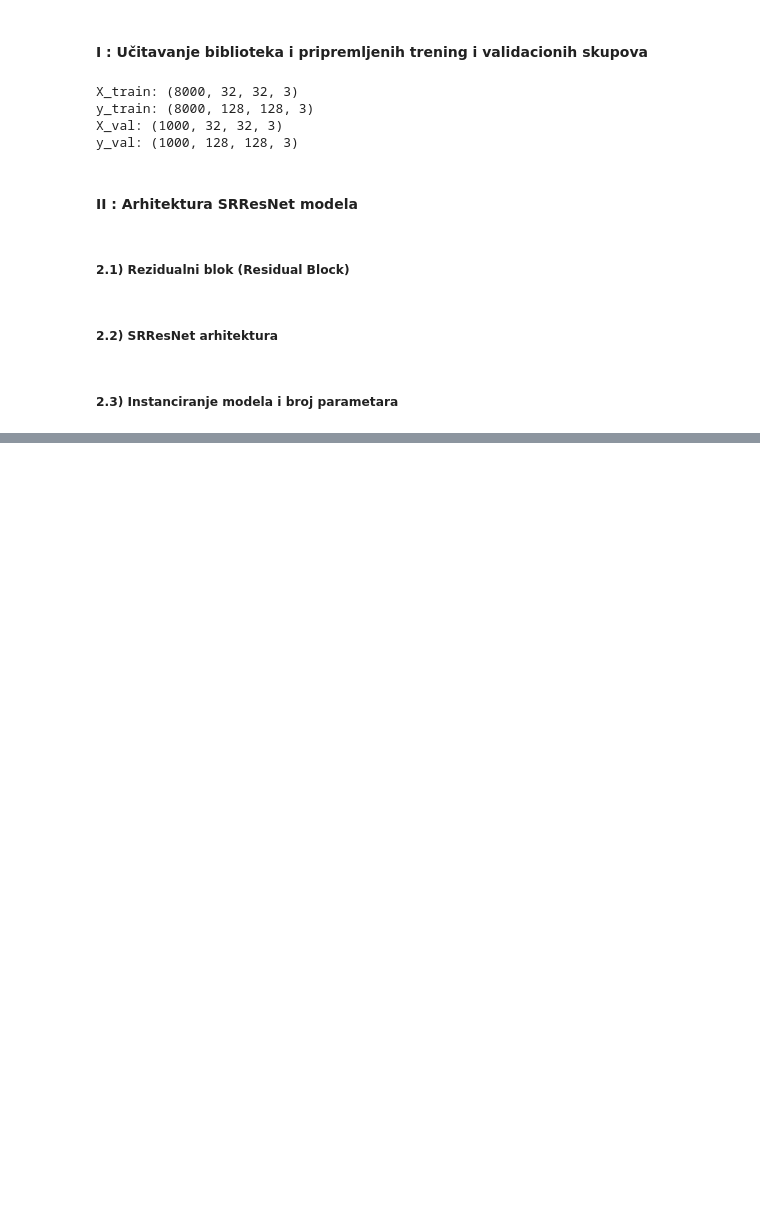
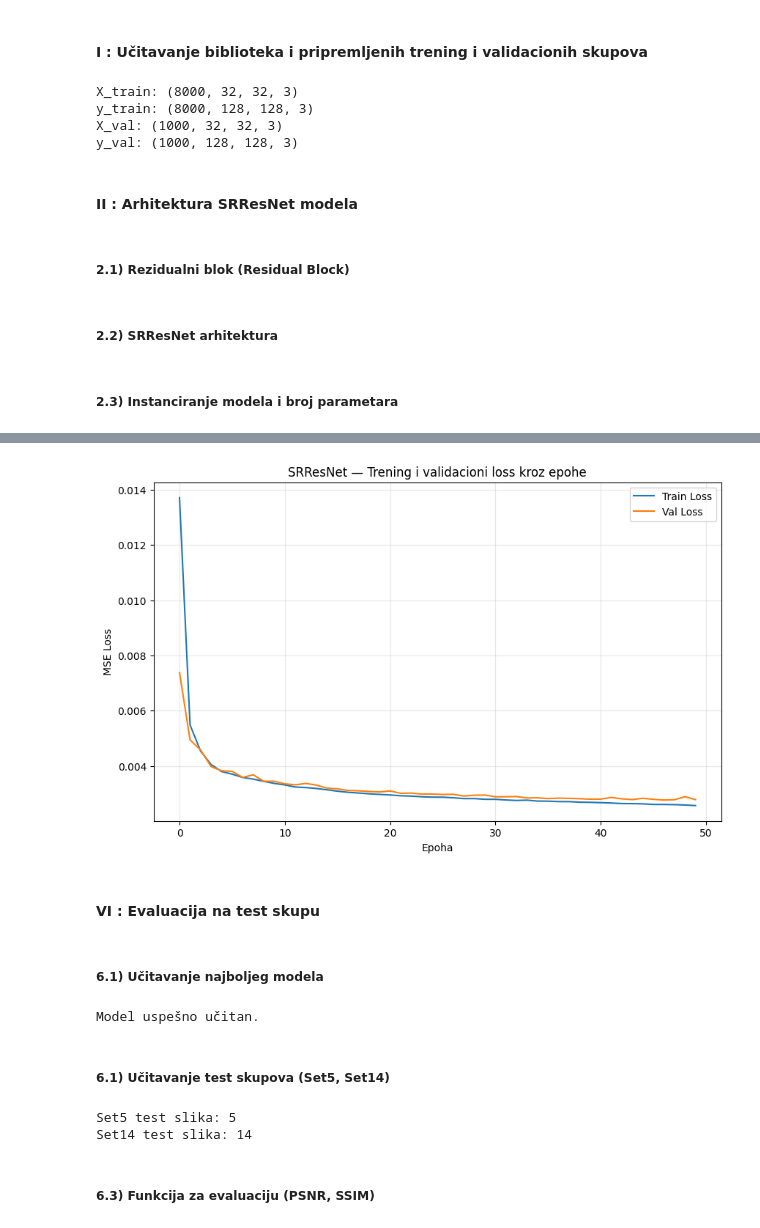
Before and after one commit to NatalijaLazic/Rekonstrukcija-i-super-rezolucija-istorijskih-slika, a Jupyter notebook: notebooks/04_SRResNet.ipynb, the cells around one changed output, grey strips where cells are left out. Drawn from its saved outputs; the diff is of its cells as text; code cells hidden in the pictures; blank space fills up the shorter version.

```diff
--- a/notebooks/04_SRResNet.ipynb
+++ b/notebooks/04_SRResNet.ipynb
@@ -63,0 +122,6 @@ class ResidualBlock(nn.Module):
+# %%
+criterion = nn.MSELoss()
+optimizer = optim.Adam(model.parameters(), lr=1e-4)
+
+NUM_EPOCHS = 50
+BATCH_SIZE = 16
@@ -63,0 +130,29 @@ class ResidualBlock(nn.Module):
+# %%
+class SRDataset(Dataset):
+    def __init__(self, X, y):
+        self.X = X
+        self.y = y
+
+    def __len__(self):
+        return len(self.X)
+
+    def __getitem__(self, idx):
+        lr = torch.from_numpy(self.X[idx]).permute(2, 0, 1).float()
+        hr = torch.from_numpy(self.y[idx]).permute(2, 0, 1).float()
+
+        if lr.max() > 1.0:
+            lr = lr / 255.0
+        if hr.max() > 1.0:
+            hr = hr / 255.0
+
+        return lr, hr
+
+
+train_dataset = SRDataset(X_train, y_train)
+val_dataset = SRDataset(X_val, y_val)
+
+train_loader = DataLoader(train_dataset, batch_size=BATCH_SIZE, shuffle=True)
+val_loader = DataLoader(val_dataset, batch_size=BATCH_SIZE, shuffle=False)
+
+print("Broj trening batch-eva:", len(train_loader))
+print("Broj validacionih batch-eva:", len(val_loader))
@@ -63,0 +230,44 @@ class ResidualBlock(nn.Module):
+# %%
+plt.figure(figsize=(10, 6))
+plt.plot(train_losses, label="Train Loss")
+plt.plot(val_losses, label="Val Loss")
+plt.xlabel("Epoha")
+plt.ylabel("MSE Loss")
+plt.title("SRResNet — Trening i validacioni loss kroz epohe")
+plt.legend()
+plt.grid(alpha=0.3)
+plt.show()
+# %% [output]
+[figure, added]
+# %% [markdown]
+#### VI : Evaluacija na test skupu
+# %% [markdown]
+##### 6.1) Učitavanje najboljeg modela
+# %%
+model = SRResNet(num_res_blocks=16, scale_factor=SCALE)
+model.load_state_dict(torch.load("/Users/stasatonic/Rekonstrukcija-i-super-rezolucija-istorijskih-slika/models/srresnet_best.pth", map_location=device))
+model = model.to(device)
+model.eval()
+
+print("Model uspešno učitan.")
+# %% [output]
+Model uspešno učitan.
+# %% [markdown]
+##### 6.1) Učitavanje test skupova (Set5, Set14)
+# %%
+set5 = np.load("/Users/stasatonic/Rekonstrukcija-i-super-rezolucija-istorijskih-slika/data/Set5_test.npz")
+set14 = np.load("/Users/stasatonic/Rekonstrukcija-i-super-rezolucija-istorijskih-slika/data/Set14_test_x4.npz")
+
+X_test_set5 = [set5[f"X_{i}"] for i in range(5)]
+y_test_set5 = [set5[f"y_{i}"] for i in range(5)]
+
+X_test_set14 = [set14[f"X_{i}"] for i in range(14)]
+y_test_set14 = [set14[f"y_{i}"] for i in range(14)]
+
+print("Set5 test slika:", len(X_test_set5))
+print("Set14 test slika:", len(X_test_set14))
+# %% [output]
+Set5 test slika: 5
+Set14 test slika: 14
+# %% [markdown]
+##### 6.3) Funkcija za evaluaciju (PSNR, SSIM)
```
Also changed, not shown: parts of 15 cells of this notebook, 1 other file.
